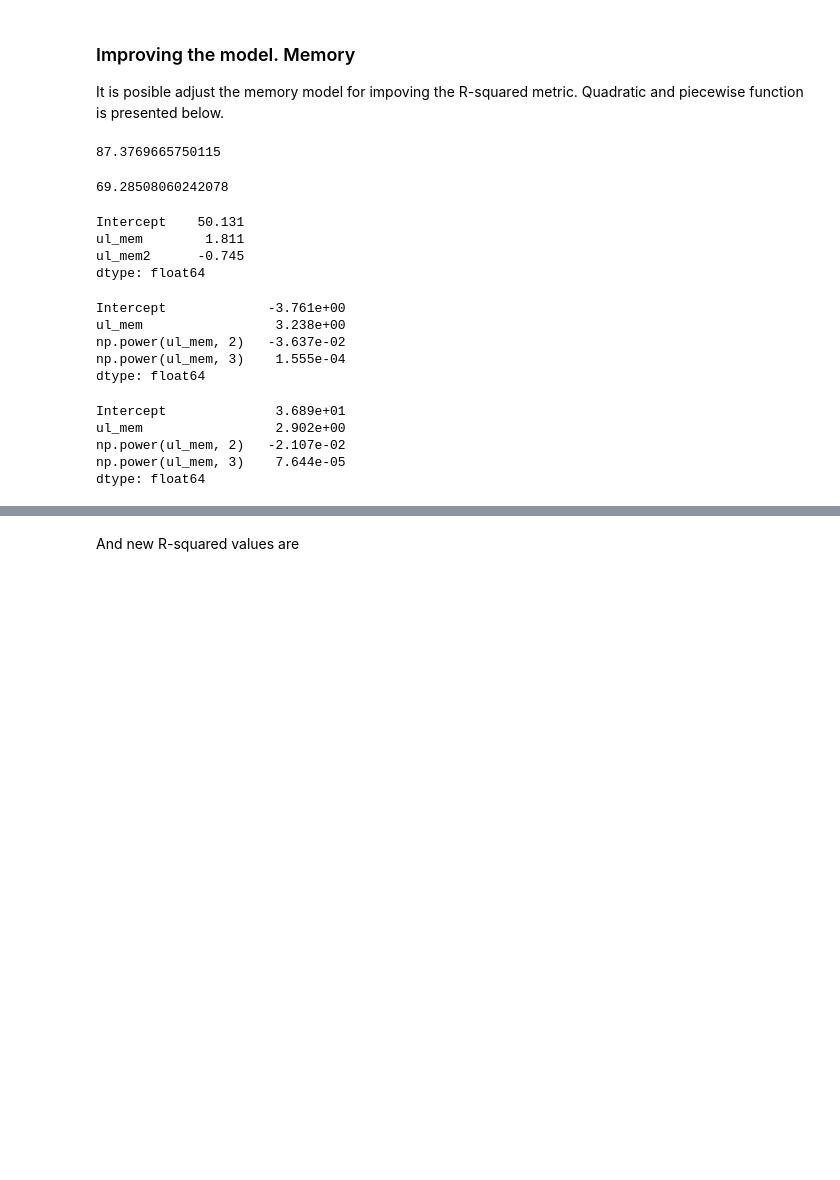
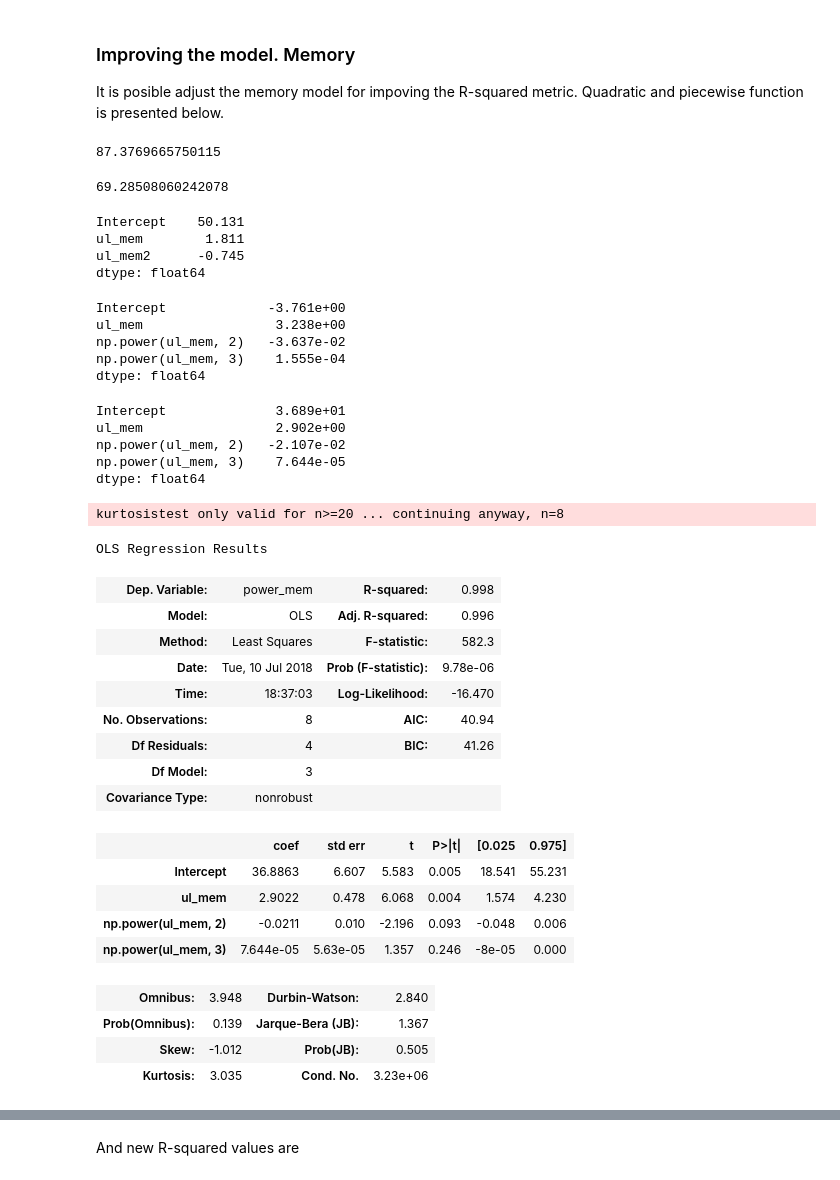
Before and after one commit to jonathan-murana/notebook, a Jupyter notebook: milab.ipynb, the cells around one changed output, grey strips where cells are left out. Cells and saved outputs as stored; diff of their text form; code cells hidden in the pictures; blank space fills up the shorter version.

```diff
--- a/milab.ipynb
+++ b/milab.ipynb
@@ -1450,6 +1535,9 @@ quadratic_model_intel_mem = smf.ols(formula='power_mem ~ ul_mem + np.power(ul_me
                            data=df_exe_energy_single_intel_pw).fit()
 
 predict_intel_mem_q = quadratic_model_intel_mem.predict(X_theoretical)
+
+
+
 
 #display(X_theoretical)
 
@@ -1537,6 +1625,7 @@ y_test1,y_test2=linear_model_amd_mem_3.predict(pd.DataFrame({'ul_mem': [x_test1,
 display(y_test1)
 
 
+
 #plt.plot([x_test1], [y_test1], marker='o', markersize=10, color="red")
 #plt.plot([x_test2], [y_test2], marker='o', markersize=10, color="red")
 
@@ -1566,33 +1655,54 @@ print(linear_model_intel_mem_3.params)
 
 cubic_model_amd_mem = smf.ols(formula='power_mem ~ ul_mem + np.power(ul_mem,2)  + np.power(ul_mem,3)', \
                            data=df_exe_energy_single_amd_pw).fit()
 cubic_model_intel_mem = smf.ols(formula='power_mem ~ ul_mem + np.power(ul_mem,2)  + np.power(ul_mem,3)', \
                            data=df_exe_energy_single_intel_pw).fit()
 
 display(cubic_model_amd_mem.params)
 display(cubic_model_intel_mem.params)
 
 
+display(cubic_model_intel_mem.summary())
 
 #quadratic_model_amd_mem = smf.ols(formula='power_mem ~ ul_mem + np.power(ul_mem,2)', \
  #                          data=df_exe_energy_single_amd_pw).fit()
 # %% [output]
 87.3769665750115
 69.28508060242078
 Intercept    50.131
 ul_mem        1.811
 ul_mem2      -0.745
 dtype: float64
 Intercept             -3.761e+00
 ul_mem                 3.238e+00
 np.power(ul_mem, 2)   -3.637e-02
 np.power(ul_mem, 3)    1.555e-04
 dtype: float64
 Intercept              3.689e+01
 ul_mem                 2.902e+00
 np.power(ul_mem, 2)   -2.107e-02
 np.power(ul_mem, 3)    7.644e-05
 dtype: float64
+kurtosistest only valid for n>=20 ... continuing anyway, n=8
+OLS Regression Results
+| Dep. Variable: | power_mem | R-squared: | 0.998 |
+| Model: | OLS | Adj. R-squared: | 0.996 |
+| Method: | Least Squares | F-statistic: | 582.3 |
+| Date: | Tue, 10 Jul 2018 | Prob (F-statistic): | 9.78e-06 |
+| Time: | 18:37:03 | Log-Likelihood: | -16.470 |
+| No. Observations: | 8 | AIC: | 40.94 |
+| Df Residuals: | 4 | BIC: | 41.26 |
+| Df Model: | 3 |  |  |
+| Covariance Type: | nonrobust |  |  |
+|  | coef | std err | t | P>|t| | [0.025 | 0.975] |
+| Intercept | 36.8863 | 6.607 | 5.583 | 0.005 | 18.541 | 55.231 |
+| ul_mem | 2.9022 | 0.478 | 6.068 | 0.004 | 1.574 | 4.230 |
+| np.power(ul_mem, 2) | -0.0211 | 0.010 | -2.196 | 0.093 | -0.048 | 0.006 |
+| np.power(ul_mem, 3) | 7.644e-05 | 5.63e-05 | 1.357 | 0.246 | -8e-05 | 0.000 |
+| Omnibus: | 3.948 | Durbin-Watson: | 2.840 |
+| Prob(Omnibus): | 0.139 | Jarque-Bera (JB): | 1.367 |
+| Skew: | -1.012 | Prob(JB): | 0.505 |
+| Kurtosis: | 3.035 | Cond. No. | 3.23e+06 |
 [figure]
 # %% [markdown]
 And new R-squared values are
```
Also changed, not shown: parts of 3 cells of this notebook.
